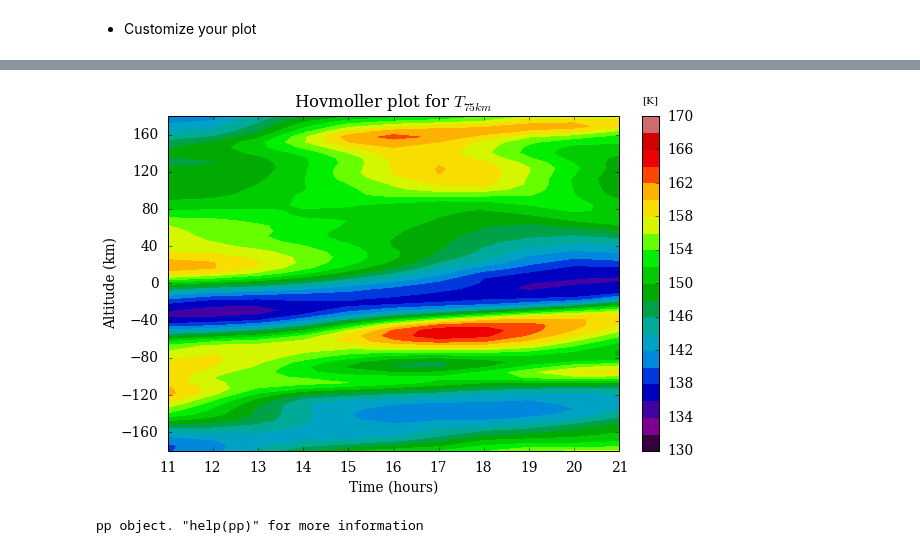
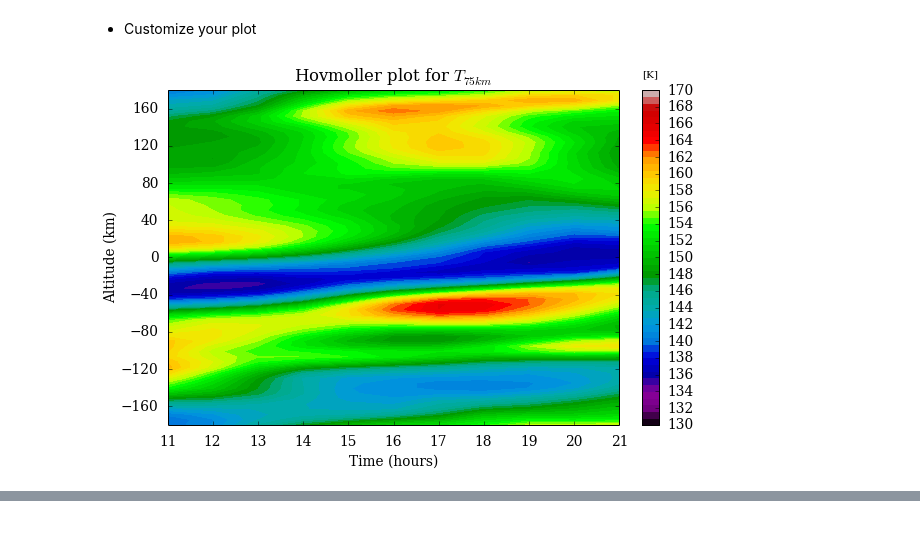
Before and after one commit to aymeric-spiga/planetoplot, a Jupyter notebook: planetoplot_tutorial.ipynb, the cells around one changed output, grey strips where cells are left out. Saved outputs shown, nothing was run; the diff lists cells and outputs as text; code cells hidden in the pictures.

```diff
--- a/planetoplot_tutorial.ipynb
+++ b/planetoplot_tutorial.ipynb
@@ -91,12 +111,13 @@ pp object. "help(pp)" for more information
 # %%
 ex.title = r'Hovmoller plot for $T_{75km}$'
 ex.xcoeff = 24.
 ex.xlabel = 'Time (hours)'
 ex.ylabel = 'Altitude (km)'
 ex.vmin = 130.
 ex.vmax = 170.
-ex.div = 20
+ex.div = 50
 ex.fmt = '%.0f'
 ex.colorbar = "spectral"
 ex.plot() # remake plot
 # %% [output]
+[figure, new version]
@@ -104,2 +124,0 @@ ex.plot() # remake plot
-[figure, old version]
-pp object. "help(pp)" for more information
```
Also changed, not shown: parts of 8 cells of this notebook.
